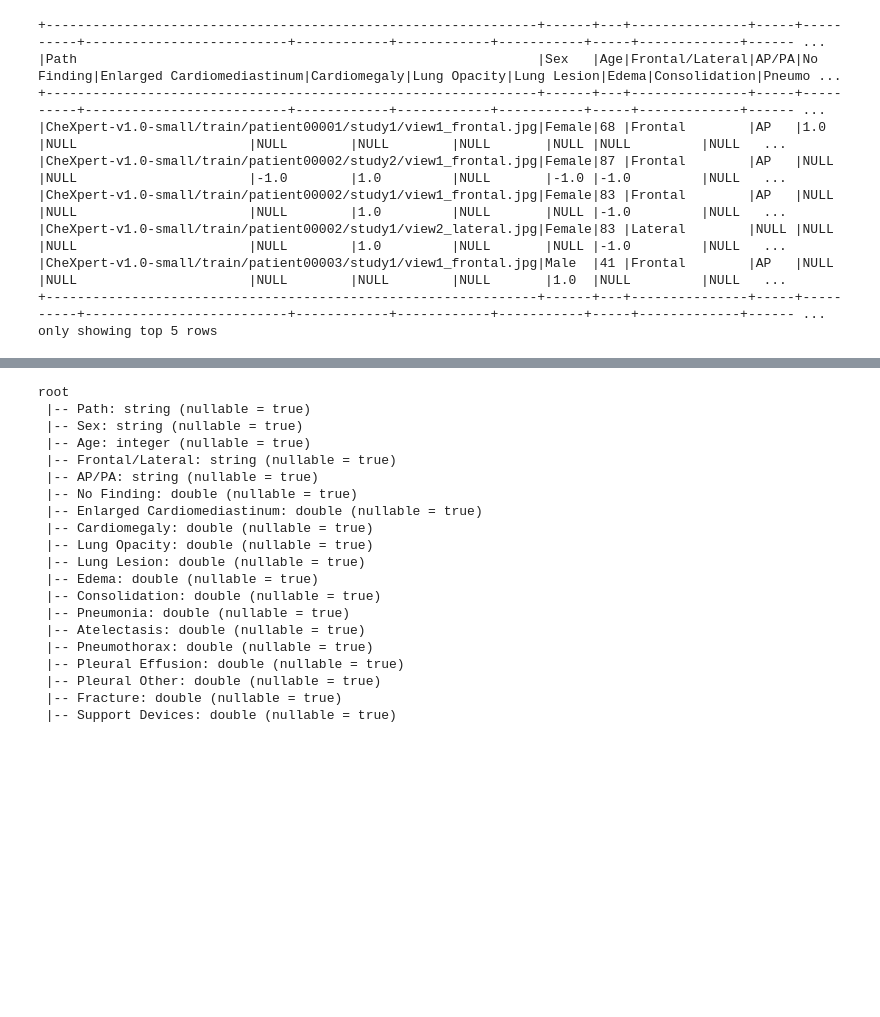
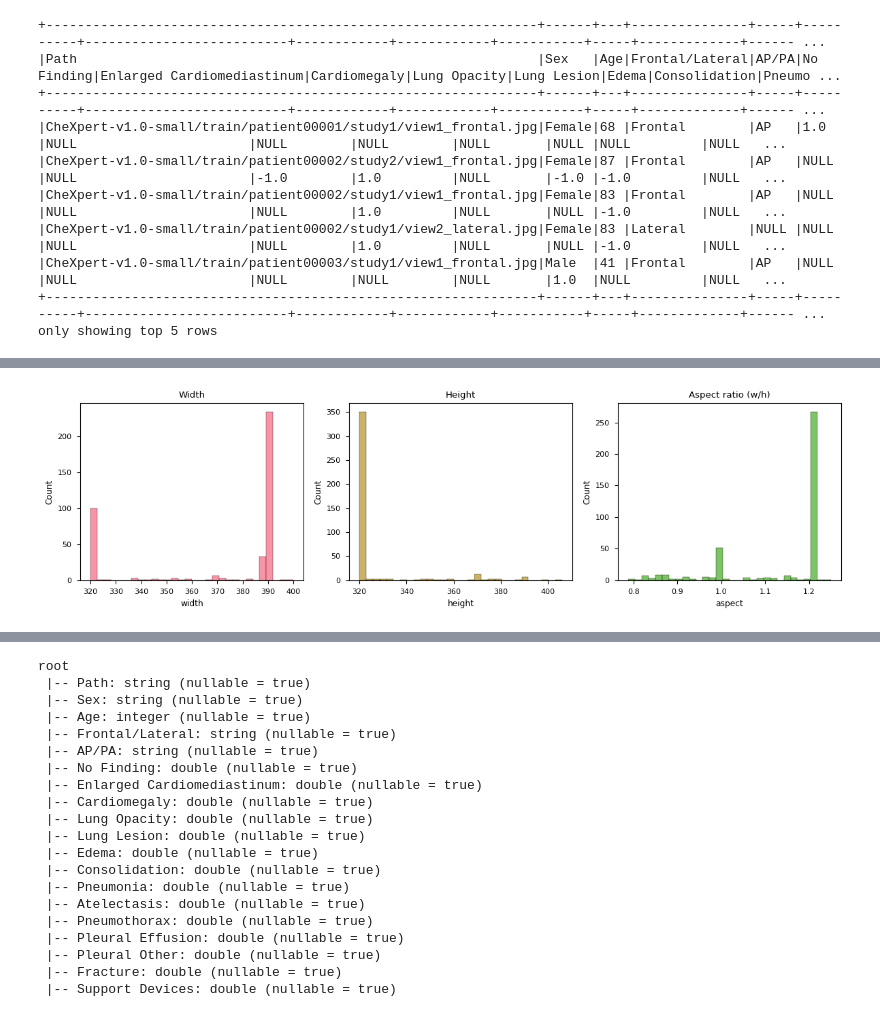
Before and after one commit to MafasaBytes/Project-Hippocrates-X, a Jupyter notebook: notebooks/_00_EDA_CheXpert.ipynb, the cells around one changed output, grey strips where cells are left out. Cells and saved outputs as stored; diff of their text form; code cells hidden in the pictures; blank space fills up the shorter version.

Commit message:
Refactor EDA include img data

```diff
--- a/notebooks/_00_EDA_CheXpert.ipynb
+++ b/notebooks/_00_EDA_CheXpert.ipynb
@@ -7,6 +7,8 @@ import numpy as np
 import pandas as pd
 from matplotlib import pyplot as plt
 import seaborn as sns
+import torch
+from IPython.display import display
 
 from PIL import Image
 import cv2
@@ -22,14 +24,6 @@ from operator import or_
 # Set plotting style
 plt.style.use("seaborn-v0_8-paper")
 sns.set_palette("husl")
-plt.rcParams['figure.dpi'] = 300
-plt.rcParams['savefig.dpi'] = 300
-plt.rcParams['font.size'] = 10
-plt.rcParams['axes.labelsize'] = 11
-plt.rcParams['axes.titlesize'] = 12
-plt.rcParams['xtick.labelsize'] = 9
-plt.rcParams['ytick.labelsize'] = 9
-plt.rcParams['legend.fontsize'] = 9
 
 # Set random seed for reproducibility
 np.random.seed(1)
@@ -109,0 +189,84 @@ only showing top 5 rows
+# %%
+# Sample images and summarize file-level properties
+
+SAMPLE_N = 400  # keep moderate
+
+sample_paths = (df_train.select("Path")
+                .where(F.col("Path").isNotNull())
+                .orderBy(F.rand(seed=1))
+                .limit(SAMPLE_N)
+                .toPandas())
+
+records = []
+missing = 0
+failed = 0
+
+for s in sample_paths["Path"].tolist():
+    p = resolve_image_path(s)
+    if not p.exists():
+        missing += 1
+        continue
+    try:
+        arr = load_grayscale_uint8(p)
+        h, w = arr.shape
+        records.append({
+            "path": str(p),
+            "width": int(w),
+            "height": int(h),
+            "aspect": float(w) / float(h),
+            "mean": float(arr.mean()),
+            "std": float(arr.std()),
+            "min": int(arr.min()),
+            "max": int(arr.max()),
+        })
+    except Exception:
+        failed += 1
+
+img_df = pd.DataFrame(records)
+print("Sampled rows:", SAMPLE_N)
+print("Resolved images:", len(img_df))
+print("Missing files:", missing)
+print("Failed reads:", failed)
+
+if img_df.empty:
+    print("\nNo images were successfully resolved/loaded.")
+    print("- This can happen if the image folders are not present locally, or if the config root points to the wrong directory.")
+    print(f"- Config root_path: {CheXpert_data.config.data.raw.CheXpert.root_path}")
+    print(f"- Config img_data:  {CheXpert_data.get_img_data_path()}")
+
+    # Show a few example resolutions
+    examples = []
+    for s in sample_paths["Path"].head(10).tolist():
+        p = resolve_image_path(s)
+        examples.append({"csv_path": s, "resolved": str(p), "exists": bool(p.exists())})
+    display(pd.DataFrame(examples))
+else:
+    # Dimension distributions
+    fig, axes = plt.subplots(1, 3, figsize=(12, 3.5))
+
+    sns.histplot(img_df["width"], bins=30, ax=axes[0], color=sns.color_palette()[0])
+    axes[0].set_title("Width")
+
+    sns.histplot(img_df["height"], bins=30, ax=axes[1], color=sns.color_palette()[1])
+    axes[1].set_title("Height")
+
+    sns.histplot(img_df["aspect"], bins=30, ax=axes[2], color=sns.color_palette()[2])
+    axes[2].set_title("Aspect ratio (w/h)")
+
+    plt.tight_layout()
+    plt.show()
+
+    # Intensity stats
+    fig, axes = plt.subplots(1, 2, figsize=(10, 3.5))
+
+    sns.histplot(img_df["mean"], bins=30, ax=axes[0], color=sns.color_palette()[3])
+    axes[0].set_title("Mean intensity (grayscale)")
+
+    sns.histplot(img_df["std"], bins=30, ax=axes[1], color=sns.color_palette()[4])
+    axes[1].set_title("Std intensity (grayscale)")
+
+    plt.tight_layout()
+    plt.show()
+
+    display(img_df.describe().T)
+# %% [output]
@@ -109,0 +277 @@ only showing top 5 rows
+[figure, added]
```
Also changed, not shown: parts of 27 cells of this notebook, 1 other file.
